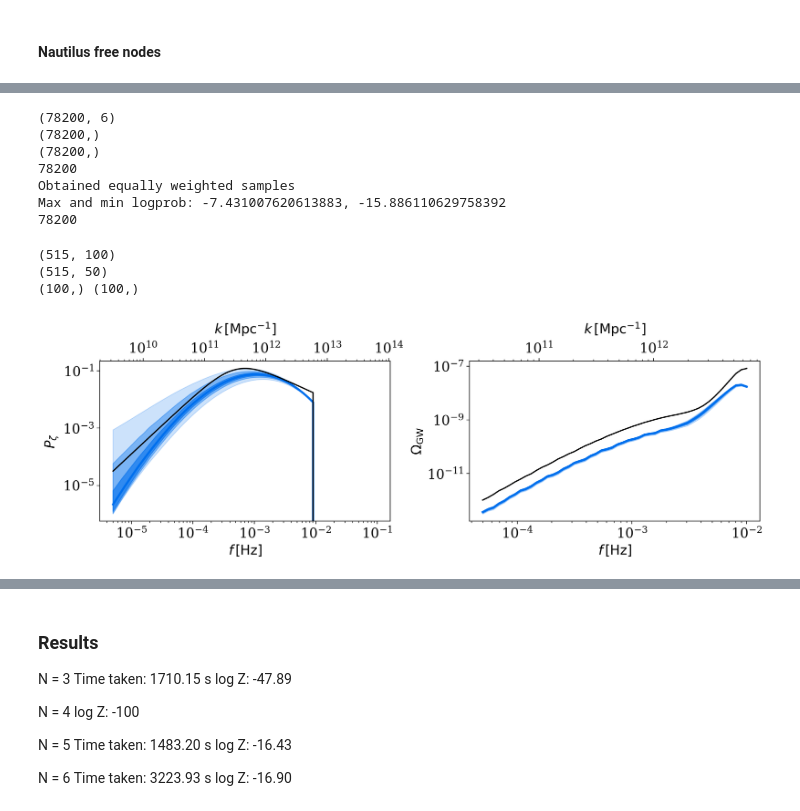
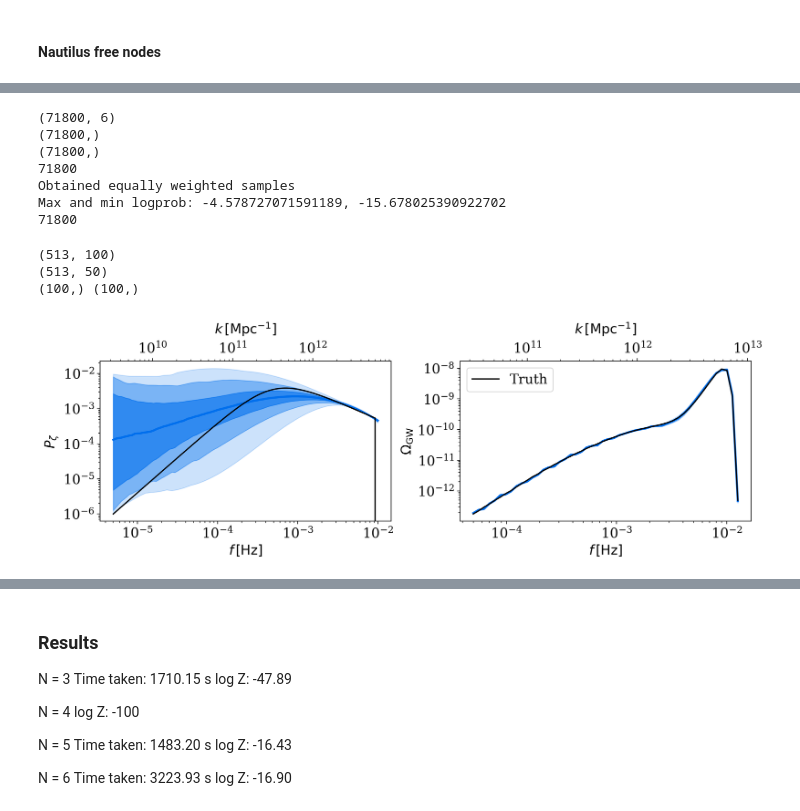
Before and after one commit to Ameek94/SIGW_Inverse, a Jupyter notebook: examples/bpl_nautilus_MDRD.ipynb, the cells around one changed output, grey strips where cells are left out. Cells and saved outputs as stored; diff of their text form; code cells hidden in the pictures.

```diff
--- a/examples/bpl_nautilus_MDRD.ipynb
+++ b/examples/bpl_nautilus_MDRD.ipynb
@@ -54,6 +54,10 @@ t = jnp.logspace(-5,5, 250)  # Second rescaled internal momentum
 t_expanded = jnp.expand_dims(t, axis=-1)
 ## Repeat t along the new axis to match the shape (100, 1000)
 t = jnp.repeat(t_expanded, len(frequencies), axis=-1)
+
+k_max = 10**(-2) # Wavenumber at transition to RD
+eta_R = 20/k_max # Conformal time at the end of RD
+params = [k_max, eta_R]
 
 gwb_calculator = OmegaGWjax(s=s,t=t,f=frequencies,norm="RD",kernel="I_MD_to_RD",jit=True)
 
@@ -138,10 +142,6 @@ from functools import partial
 #     # if x out of bounds return 0
 #     lax.cond()
 
-k_max = 10**(-2) # Wavenumber at transition to RD
-eta_R = 10**3. # Conformal time at the end of RD
-params = [k_max, eta_R]
-
 # @jit
 def interpolate(nodes,vals,x):
     # nodes = jnp.pad(nodes, (1,1), 'constant', constant_values=(left_node, right_node))
@@ -180,26 +180,4 @@ def likelihood(params):
     res = np.where(np.isnan(res),-1e10, res)
     res = np.where(res<-1e10,-1e10, res)
     return res
-
-
-from nautilus import Sampler
-
-ndim = free_nodes + num_nodes
-# np.random.seed(42)
-# x = np.random.uniform(0,1,size=(10,ndim))
-
-# # print(prior(x).shape)
-# print(likelihood(x[2]).shape)
-
-# print(x[2])
-
-# print(prior(x[2]))
-
-# print(prior_1D(x[2]))
-sampler = Sampler(prior, likelihood, ndim, pass_dict=False,vectorized=True)
-start = time.time()
-sampler.run(verbose=True,f_live=0.01,n_like_max=1e6,n_eff=5000)
-end = time.time()
-print('Time taken: {:.2f} s'.format(end-start))
-print('log Z: {:.2f}'.format(sampler.log_z))
 # %% [output]
@@ -212,7 +214,5 @@ log Z: -38.01
 # %%
 samples, logl, logwt = sampler.posterior()
-
-
 
 print(samples.shape)
 print(logl.shape)
@@ -266,13 +266,13 @@ print(len(lp))
 
 # samples = samples[lp>-10,:]
 # %% [output]
-(78200, 6)
-(78200,)
-(78200,)
-78200
+(71800, 6)
+(71800,)
+(71800,)
+71800
 Obtained equally weighted samples
-Max and min logprob: -7.431007620613883, -15.886110629758392
-78200
+Max and min logprob: -4.578727071591189, -15.678025390922702
+71800
 # %%
 # Plot the functional posterior
 
@@ -301,41 +301,41 @@ p_arr = jnp.logspace(left_node+0.001,right_node-0.001,100)
 gd_colors = ['#006FED', '#E03424']
 
 def get_pz_omega(nodes,vals):
-    pf = lambda k, *args: interpolate(nodes,vals,jnp.log10(k))* jnp.heaviside(k_max - k, 1.)
+    pf = lambda k, *args: interpolate(nodes,vals,jnp.log10(k))
     pz_amps = pf(p_arr)
     gwb_res = gwb_calculator(pf,frequencies, *params)
     return (pz_amps, gwb_res)
 
 thinning = samples.shape[0] // 512
 xs, ys = samples[:,:free_nodes][::thinning], samples[:,free_nodes:][::thinning]
 
 xs = jnp.pad(xs, ((0,0),(1,1)), 'constant', constant_values=((0,0),(left_node, right_node)))
 ys = jnp.array(ys)
 pz_amps,gwb_amps = split_vmap(get_pz_omega,(xs,ys),batch_size=32)
 
 
 print(pz_amps.shape)
 print(gwb_amps.shape)
 
 print(p_arr.shape,pz_amp.shape)
 
 fig, ax = plot_functional_posterior([pz_amps,gwb_amps],k_arr=[p_arr,frequencies],aspect_ratio=(6,4))
 ax[0].loglog(p_arr,pz_amp,color='k',lw=1.5)
-ax[1].loglog(frequencies,Omegas,color='k',lw=1.5,label='Truth')
-# ax[1].legend()
+ax[1].loglog(frequencies,Omegas, color='k',lw=1.5,label='Truth')
+ax[1].legend()
 
 # add k-labels on top
 k_mpc_f_hz = 2*np.pi * 1.03 * 10**14
 for x in ax:
     secax = x.secondary_xaxis('top', functions=(lambda x: x * k_mpc_f_hz, lambda x: x / k_mpc_f_hz))
     secax.set_xlabel(r"$k\,{\rm [Mpc^{-1}]}$",labelpad=10)
 # ax[1].errorbar(frequencies, Omegas, yerr=np.sqrt(np.diag(cov)), fmt="", color='k', label='data',capsize=2,ecolor='k')
 plt.savefig(f'bpl_{num_nodes}.pdf',bbox_inches='tight')
 # %% [output]
-(515, 100)
-(515, 50)
+(513, 100)
+(513, 50)
 (100,) (100,)
-[figure, old version]
+[figure, new version]
 # %%
 # plot posteriors for the parameters
 
```
Also changed, not shown: parts of 6 cells of this notebook, 2 other files.
